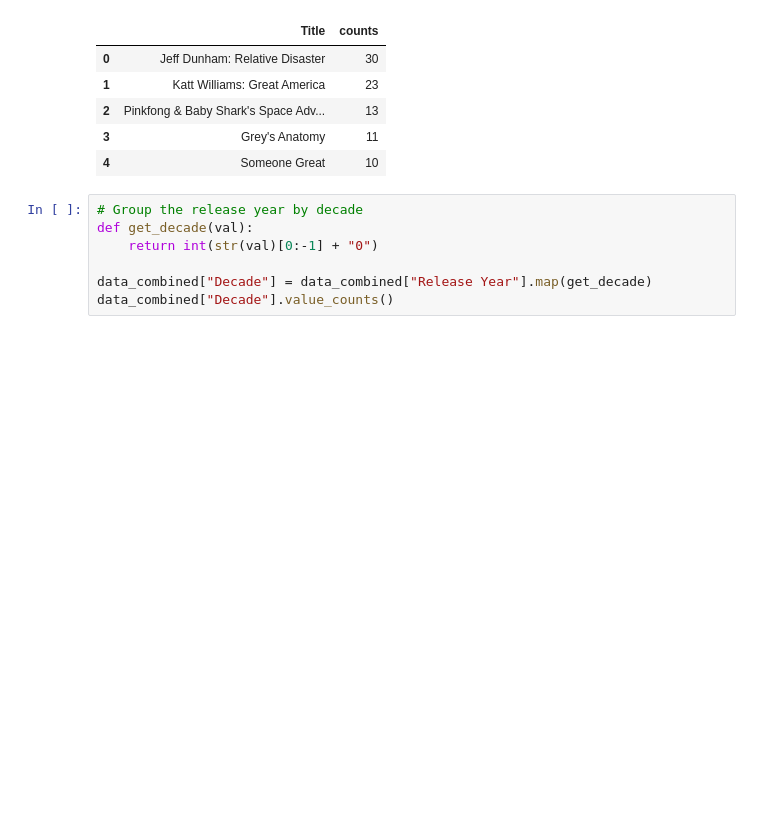
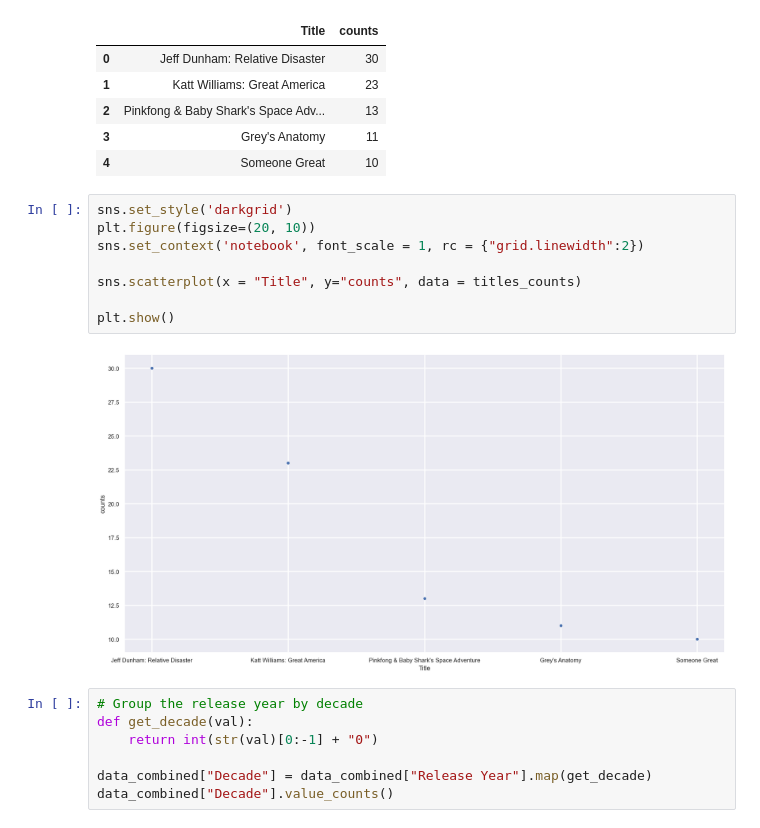
Before and after one commit to istarlet/netflix_viewing_habits, a Jupyter notebook: streaming_data.ipynb, the cells around one changed output. Drawn from its saved outputs; the diff is of its cells as text; blank space fills up the shorter version.

```diff
--- a/streaming_data.ipynb
+++ b/streaming_data.ipynb
@@ -270,6 +279,16 @@ titles_counts
 | 2 | Pinkfong & Baby Shark's Space Adv... | 13 |
 | 3 | Grey's Anatomy | 11 |
 | 4 | Someone Great | 10 |
+# %%
+sns.set_style('darkgrid')
+plt.figure(figsize=(20, 10))
+sns.set_context('notebook', font_scale = 1, rc = {"grid.linewidth":2})
+
+sns.scatterplot(x = "Title", y="counts", data = titles_counts)
+
+plt.show()
+# %% [output]
+[figure, added]
 # %%
 # Group the release year by decade
 def get_decade(val):
```
Also changed, not shown: parts of 14 cells of this notebook.
